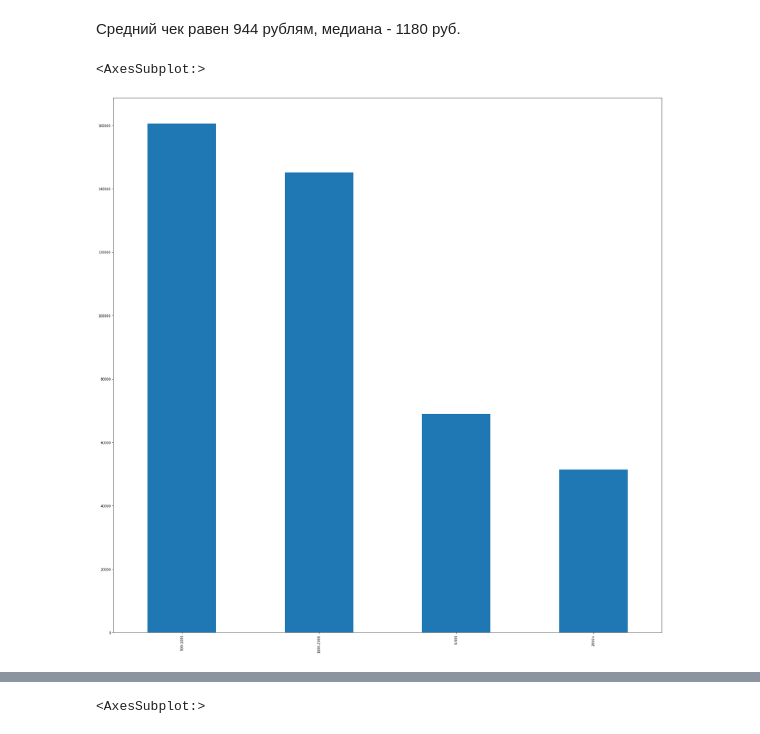
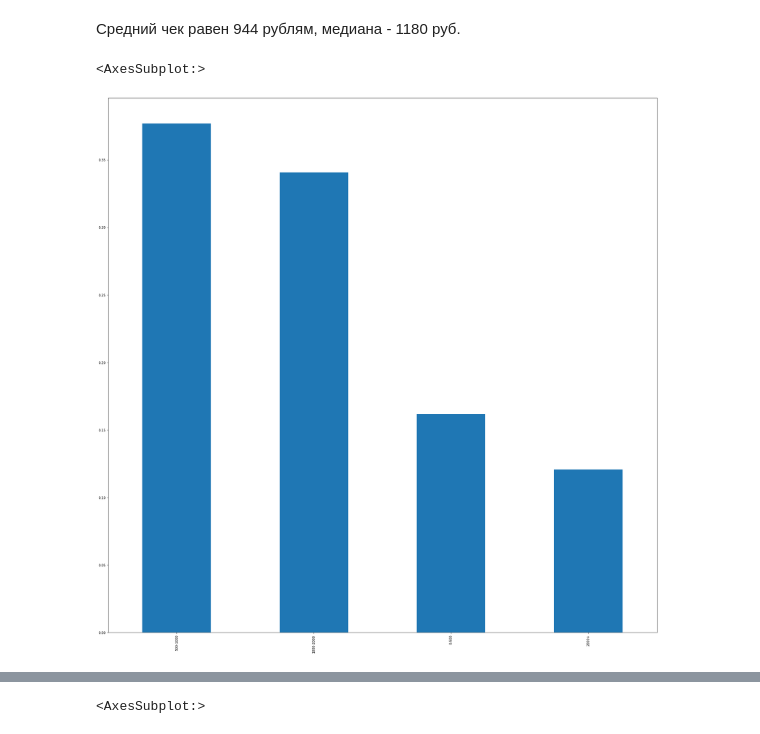
Before and after one commit to chern1/Projects-for-ed-main, a Jupyter notebook: EDA/EDA.ipynb, the cells around one changed output, grey strips where cells are left out. Saved outputs shown, nothing was run; the diff lists cells and outputs as text; code cells hidden in the pictures.

```diff
--- a/EDA/EDA.ipynb
+++ b/EDA/EDA.ipynb
@@ -310,10 +310,10 @@ Name: Цена, dtype: float64
 # %%
 cut_labels_4 = ['0-500', '500-1000', '1000-2000', '2000+']
 cut_bins = [0, 500, 1000, 2000, 200000]
 df['Цена1'] = pd.cut(df['Цена'],
                        bins=cut_bins,
                        labels=cut_labels_4)
-df['Цена1'].value_counts().plot(kind = "bar")
+df['Цена1'].value_counts(normalize =True).plot(kind = "bar")
 # %% [output]
 <AxesSubplot:>
-[figure, old version]
+[figure, new version]
```
Also changed, not shown: parts of 31 cells of this notebook.
